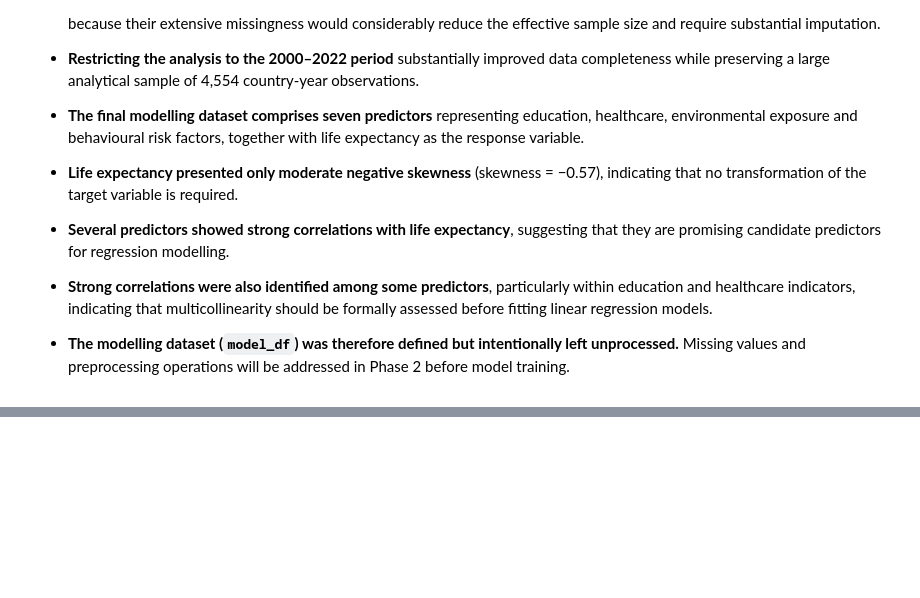
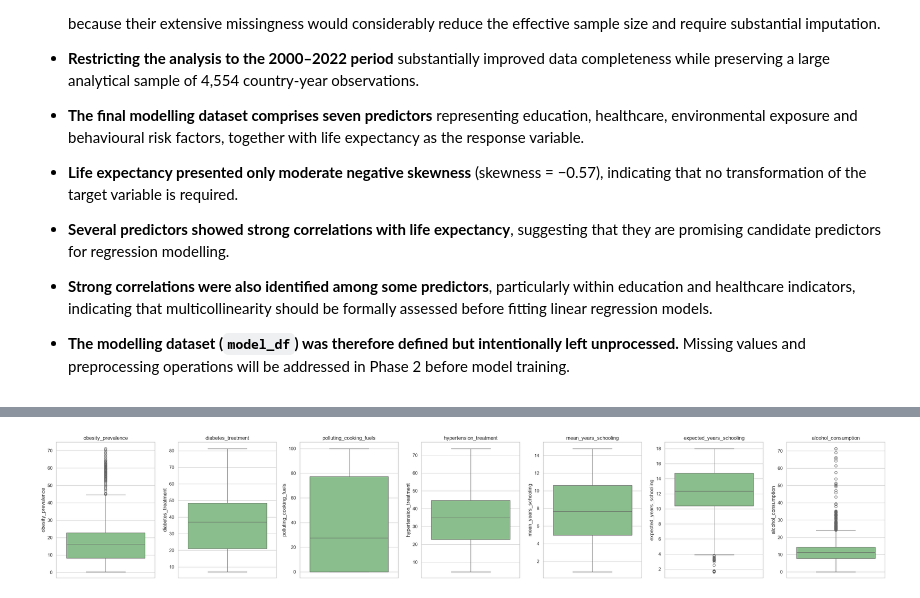
Before and after one commit to ananda-pires/who_life_expectancy_prediction, a Jupyter notebook: notebooks/life_expectancy.ipynb, the cells around one changed output, grey strips where cells are left out. Saved outputs shown, nothing was run; the diff lists cells and outputs as text; code cells hidden in the pictures; blank space fills up the shorter version.

```diff
--- a/notebooks/life_expectancy.ipynb
+++ b/notebooks/life_expectancy.ipynb
@@ -1181,0 +1320,10 @@ The main findings are summarized below:
+# %%
+# Boxplots for predictor variables
+
+plot_boxplots(
+    model_df,
+    FINAL_PREDICTORS,
+    filename="06_predictor_boxplots.png"
+)
+# %% [output]
+[figure, added]
```
Also changed, not shown: parts of 12 cells of this notebook, 2 other files.
